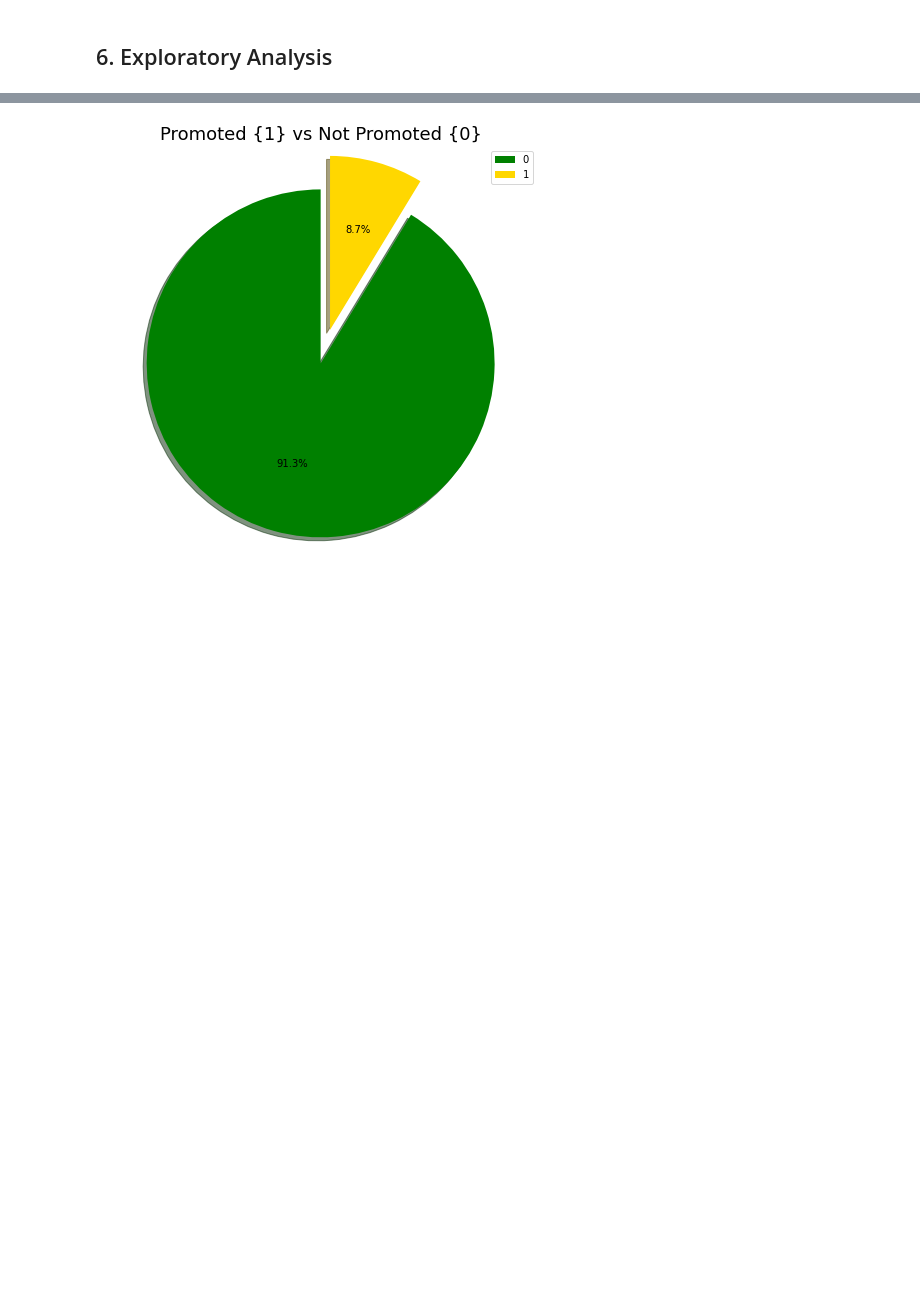
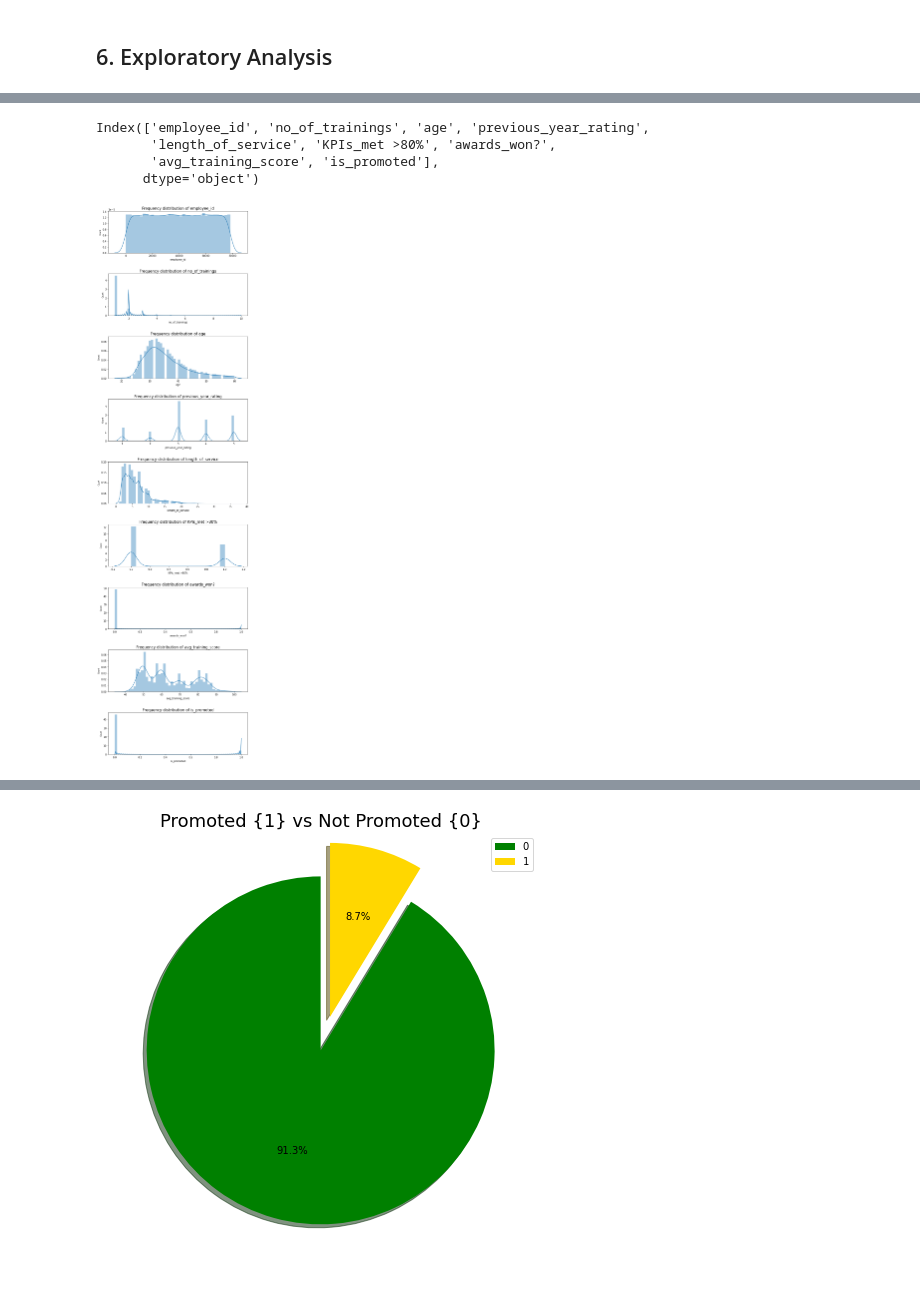
Before and after one commit to abel-keya/employee_promotion_recommender, a Jupyter notebook: employee_recomender_system_group5_cci.ipynb, the cells around one changed output, grey strips where cells are left out. Drawn from its saved outputs; the diff is of its cells as text; code cells hidden in the pictures; blank space fills up the shorter version.

```diff
--- a/employee_recomender_system_group5_cci.ipynb
+++ b/employee_recomender_system_group5_cci.ipynb
@@ -413,0 +404,24 @@ Index(['employee_id', 'department', 'region', 'education', 'gender',
+# %%
+#get numerical columns for analysis
+numer_cols=df1._get_numeric_data().columns
+numer_cols
+# %% [output]
+Index(['employee_id', 'no_of_trainings', 'age', 'previous_year_rating',
+       'length_of_service', 'KPIs_met >80%', 'awards_won?',
+       'avg_training_score', 'is_promoted'],
+      dtype='object')
+# %%
+# distribution of numerical variables.
+
+fig, ax = plt.subplots(len(numer_cols), figsize=(10,40))
+fig.subplots_adjust(hspace=.5)
+
+for i, col_val in enumerate(numer_cols):
+  sns.distplot(df1[col_val], hist=True, ax=ax[i])
+  ax[i].set_title('Frequency distribution of '+col_val, fontsize=15)
+  ax[i].set_xlabel(col_val, fontsize=10)
+  ax[i].set_ylabel('Count', fontsize=8)
+
+plt.show()
+# %% [output]
+[figure, added]
```
Also changed, not shown: parts of 35 cells of this notebook.
